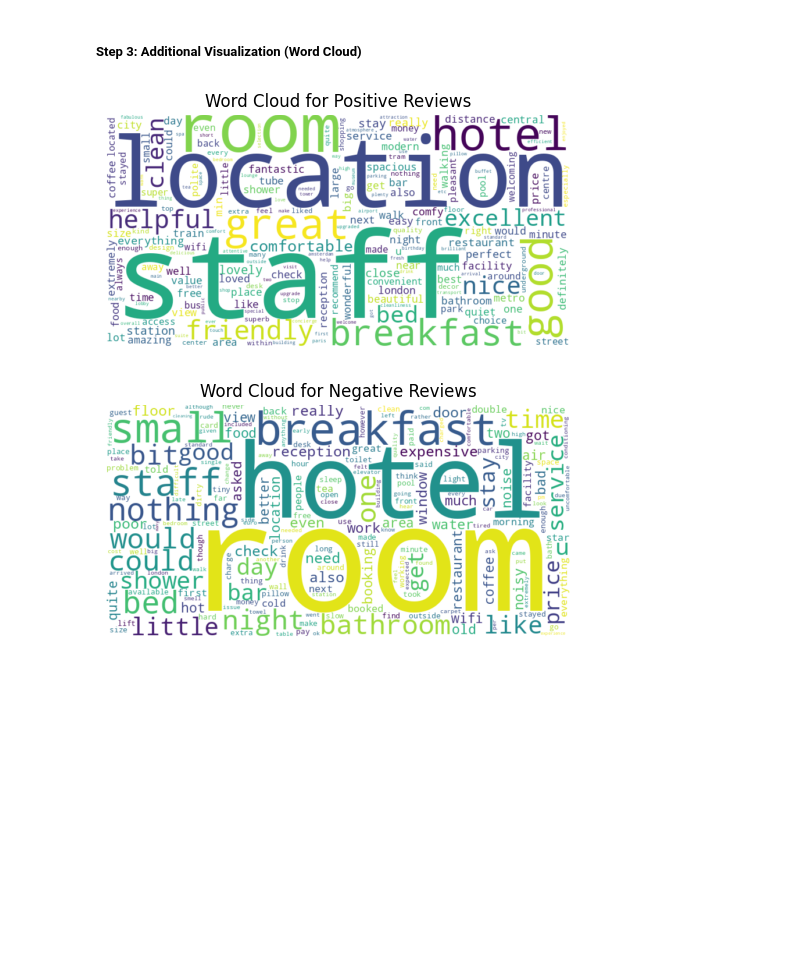
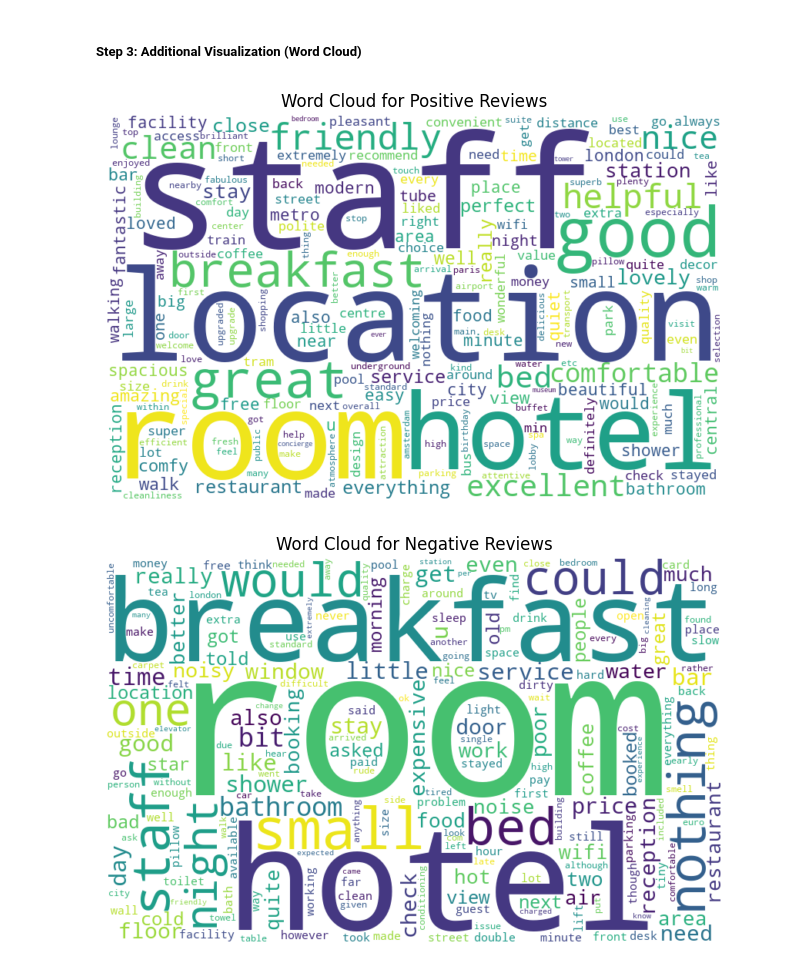
Before and after one commit to doanhieung/hotel-review-sentiment-analysis, a Jupyter notebook: notebook/eda.ipynb, the cells around one changed output. Drawn from its saved outputs; the diff is of its cells as text; code cells hidden in the pictures; blank space fills up the shorter version.

```diff
--- a/notebook/eda.ipynb
+++ b/notebook/eda.ipynb
@@ -72,20 +72,20 @@ plt.show()
 # %%
 from wordcloud import WordCloud
 
 
 def generate_wordcloud(words, title):
     wordcloud = WordCloud(
-        width=800, height=400, background_color="white"
+        width=800, height=500, background_color="white"
     ).generate_from_frequencies(words)
-    plt.figure(figsize=(6, 4))
+    plt.figure(figsize=(8, 5))
     plt.imshow(wordcloud, interpolation="bilinear")
     plt.title(title)
     plt.axis("off")
     plt.show()
 
 
 generate_wordcloud(positive_word_freq, "Word Cloud for Positive Reviews")
 generate_wordcloud(negative_word_freq, "Word Cloud for Negative Reviews")
 # %% [output]
-[figure, old version]
+[figure, new version]
-[figure, old version]
+[figure, new version]
```
Also changed, not shown: parts of 1 cell of this notebook, 1 other file.
